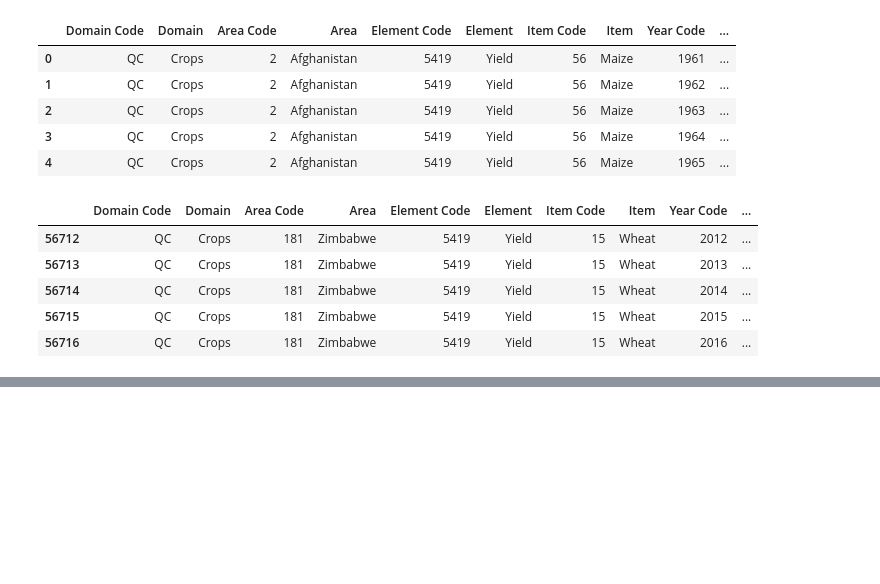
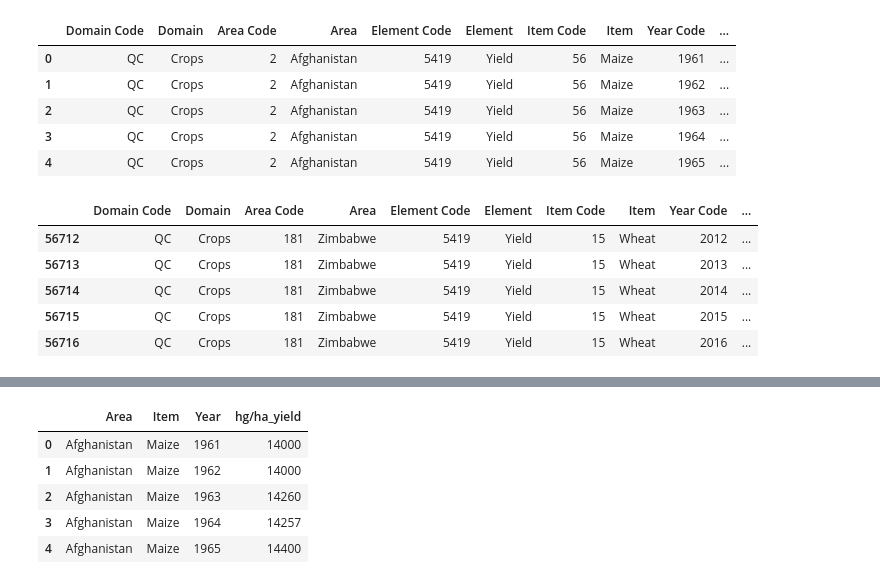
Before and after one commit to ryukirisame/crop-yield-prediction, a Jupyter notebook: crop yield predict.ipynb, the cells around one changed output, grey strips where cells are left out. Saved outputs shown, nothing was run; the diff lists cells and outputs as text; code cells hidden in the pictures; blank space fills up the shorter version.

```diff
--- a/crop yield predict.ipynb
+++ b/crop yield predict.ipynb
@@ -26,3 +26,6 @@ df_yield.tail()
 | 56714 | QC | Crops | 181 | Zimbabwe | 5419 | Yield | 15 | Wheat | 2014 | ... |
 | 56715 | QC | Crops | 181 | Zimbabwe | 5419 | Yield | 15 | Wheat | 2015 | ... |
 | 56716 | QC | Crops | 181 | Zimbabwe | 5419 | Yield | 15 | Wheat | 2016 | ... |
+# %%
+df_yield = df_yield.rename(index=str, columns={"Value": "hg/ha_yield"})
+df_yield.head()
@@ -28,0 +39,11 @@ df_yield.tail()
+# %%
+# dropping unwanted columns.
+df_yield = df_yield.drop(['Year Code','Element Code','Element','Year Code','Area Code','Domain Code','Domain','Unit','Item Code'], axis=1)
+df_yield.head()
+# %% [output]
+|  | Area | Item | Year | hg/ha_yield |
+| 0 | Afghanistan | Maize | 1961 | 14000 |
+| 1 | Afghanistan | Maize | 1962 | 14000 |
+| 2 | Afghanistan | Maize | 1963 | 14260 |
+| 3 | Afghanistan | Maize | 1964 | 14257 |
+| 4 | Afghanistan | Maize | 1965 | 14400 |
```
Also changed, not shown: parts of 12 cells of this notebook.
